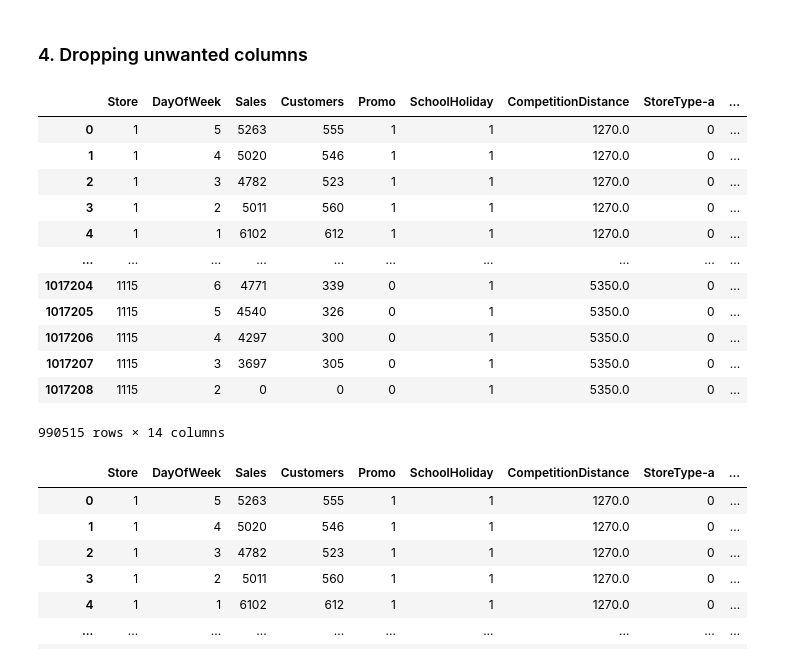
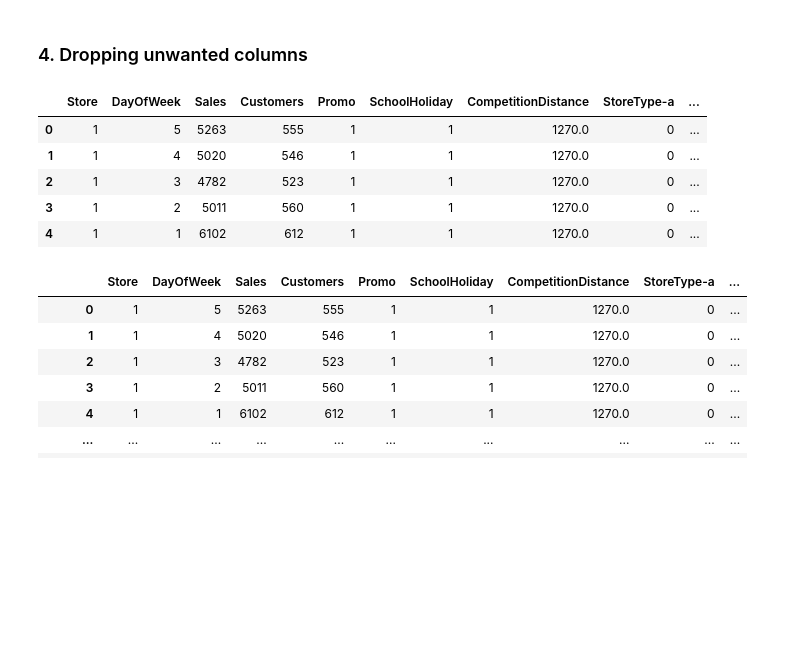
Before and after one commit to vedanttule134/Retail-Sales-Prediction, a Jupyter notebook: Retail_Sales_Prediction.ipynb, the cells around one changed output. Drawn from its saved outputs; the diff is of its cells as text; code cells hidden in the pictures; blank space fills up the shorter version.

```diff
--- a/Retail_Sales_Prediction.ipynb
+++ b/Retail_Sales_Prediction.ipynb
@@ -924,21 +905,14 @@ Answer Here.
 Merged_df.drop(columns=['Open','public holiday','Easter holiday','Christmas holiday','Date',],axis=1,inplace=True)
 Merged_df.drop(columns=['CompetitionOpenSinceMonth','CompetitionOpenSinceYear','Promo2','Promo2SinceWeek','Promo2SinceYear'],axis=1,inplace=True)
 # %%
-Merged_df
+Merged_df.head()
 # %% [output]
 |  | Store | DayOfWeek | Sales | Customers | Promo | SchoolHoliday | CompetitionDistance | StoreType-a | ... |
 | 0 | 1 | 5 | 5263 | 555 | 1 | 1 | 1270.0 | 0 | ... |
 | 1 | 1 | 4 | 5020 | 546 | 1 | 1 | 1270.0 | 0 | ... |
 | 2 | 1 | 3 | 4782 | 523 | 1 | 1 | 1270.0 | 0 | ... |
 | 3 | 1 | 2 | 5011 | 560 | 1 | 1 | 1270.0 | 0 | ... |
 | 4 | 1 | 1 | 6102 | 612 | 1 | 1 | 1270.0 | 0 | ... |
-| ... | ... | ... | ... | ... | ... | ... | ... | ... | ... |
-| 1017204 | 1115 | 6 | 4771 | 339 | 0 | 1 | 5350.0 | 0 | ... |
-| 1017205 | 1115 | 5 | 4540 | 326 | 0 | 1 | 5350.0 | 0 | ... |
-| 1017206 | 1115 | 4 | 4297 | 300 | 0 | 1 | 5350.0 | 0 | ... |
-| 1017207 | 1115 | 3 | 3697 | 305 | 0 | 1 | 5350.0 | 0 | ... |
-| 1017208 | 1115 | 2 | 0 | 0 | 0 | 1 | 5350.0 | 0 | ... |
-990515 rows × 14 columns
 # %%
 # Removed all the 0 values in sales as it may affect the model
 Merged_df = Merged_df[Merged_df['Sales']>0]
```
Also changed, not shown: parts of 96 cells of this notebook.
